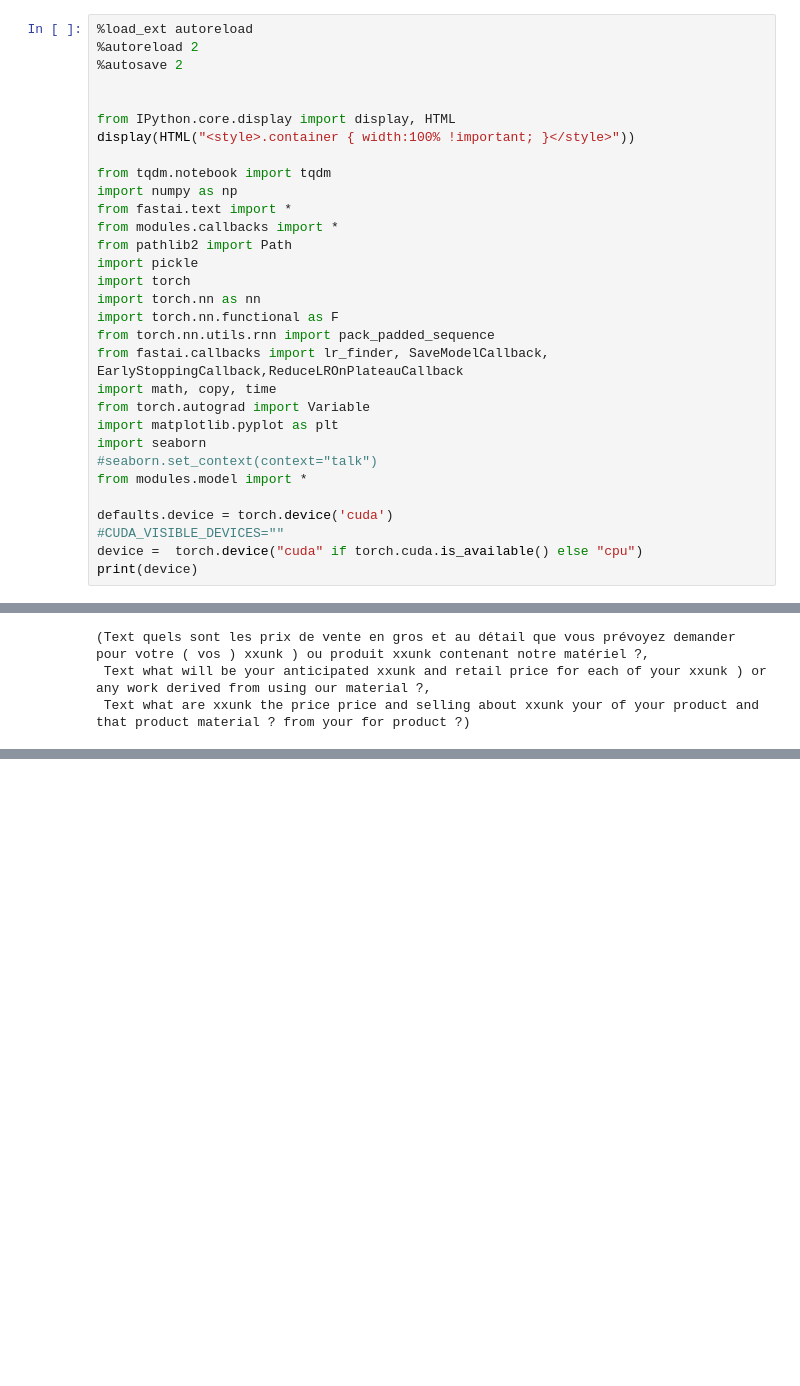
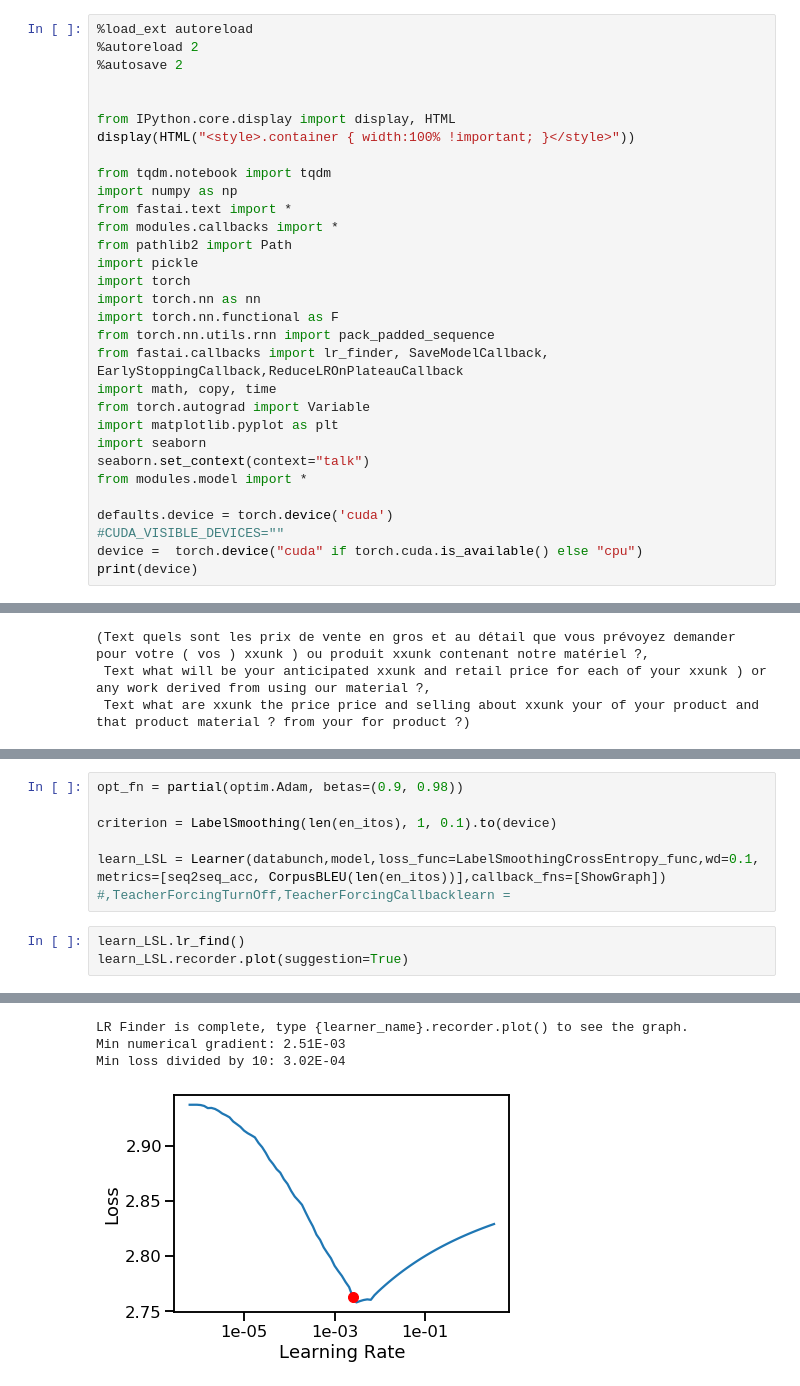
Before and after one commit to Skumarr53/Attention-is-All-you-Need-PyTorch, a Jupyter notebook: Fr2En_MachineTranslation_experiment.ipynb, the cells around one changed output, grey strips where cells are left out. Cells and saved outputs as stored; diff of their text form; blank space fills up the shorter version.

```diff
--- a/Fr2En_MachineTranslation_experiment.ipynb
+++ b/Fr2En_MachineTranslation_experiment.ipynb
@@ -22,7 +22,7 @@ import math, copy, time
 from torch.autograd import Variable
 import matplotlib.pyplot as plt
 import seaborn
-#seaborn.set_context(context="talk")
+seaborn.set_context(context="talk")
 from modules.model import *
 
 defaults.device = torch.device('cuda')
@@ -312,0 +389,10 @@ inputs[22],targets[22],outputs[22]
+# %%
+opt_fn = partial(optim.Adam, betas=(0.9, 0.98))
+
+criterion = LabelSmoothing(len(en_itos), 1, 0.1).to(device)
+
+learn_LSL = Learner(databunch,model,loss_func=LabelSmoothingCrossEntropy_func,wd=0.1, metrics=[seq2seq_acc, CorpusBLEU(len(en_itos))],callback_fns=[ShowGraph]) #,TeacherForcingTurnOff,TeacherForcingCallbacklearn =
+# %%
+learn_LSL.lr_find()
+learn_LSL.recorder.plot(suggestion=True)
+# %% [output]
@@ -312,0 +402,4 @@ inputs[22],targets[22],outputs[22]
+LR Finder is complete, type {learner_name}.recorder.plot() to see the graph.
+Min numerical gradient: 2.51E-03
+Min loss divided by 10: 3.02E-04
+[figure, added]
```
Also changed, not shown: parts of 29 cells of this notebook.
